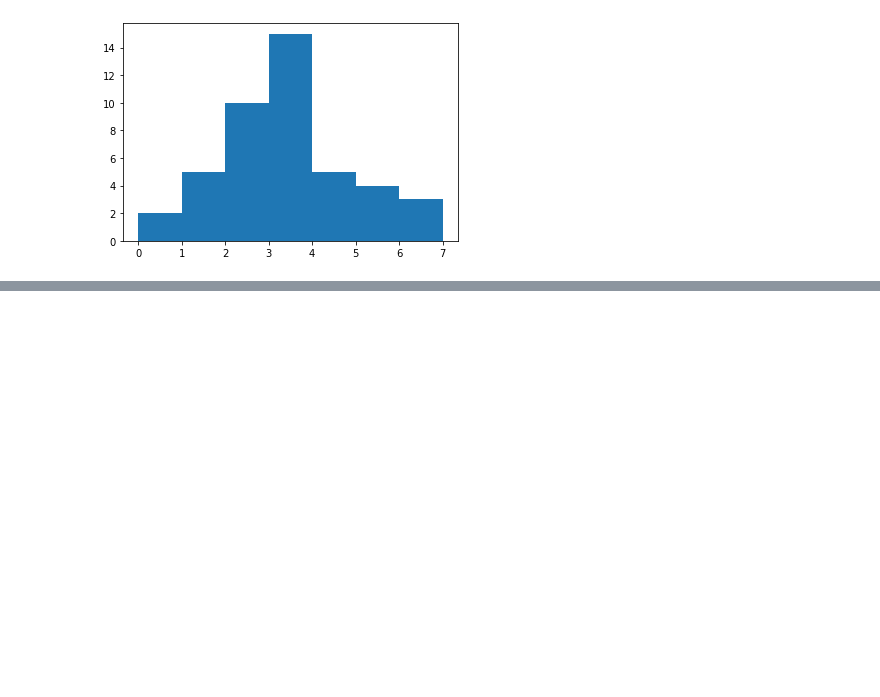
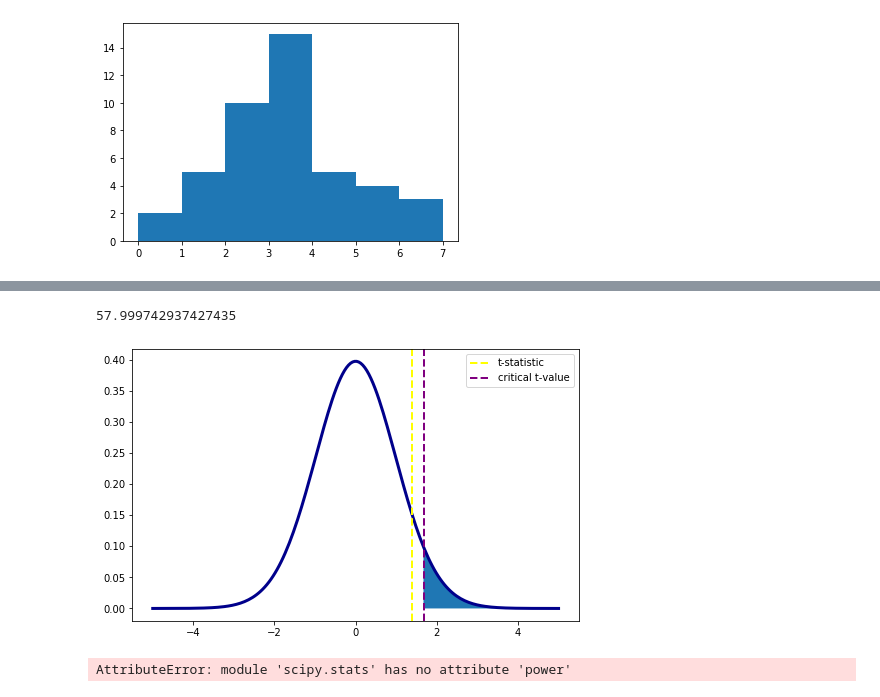
Before and after one commit to nismotie/Statistical-Testing-on-Premier-League-Data, a Jupyter notebook: titus_eda.ipynb, the cells around one changed output, grey strips where cells are left out. Saved outputs shown, nothing was run; the diff lists cells and outputs as text; code cells hidden in the pictures; blank space fills up the shorter version.

```diff
--- a/titus_eda.ipynb
+++ b/titus_eda.ipynb
@@ -133 +120,4 @@ sns.distplot(red_games.goals,
+# %%
+red_games_sample = red_games.sample(30, random_state=1)
+no_red_games_sample = no_red_games.sample(30, random_state=1)
 # %%
@@ -152,0 +148,46 @@ cohen_d(random_no_reds.goals, red_games.goals)
+# %%
+# Calculate degrees of freedom for welch test
+def welch_dof(a, b):
+    s1 = a.var(ddof=1)
+    s2 = b.var(ddof=1)
+    n1 = len(a)
+    n2 = len(b)
+    numerator = (s1/n1 + s2/n2)**2
+    denominator = (s1/ n1)**2/(n1 - 1) + (s2/ n2)**2/(n2 - 1)
+    return numerator/denominator
+df = welch_dof(red_games_sample.goals, no_red_games_sample.goals)
+df
+# %% [output]
+57.999742937427435
+# %%
+t = tt_results.statistic
+t_critical = 1.672
+# %%
+# generate points on the x axis between -5 and 5:
+x_size = np.linspace(-5, 5, 200)
+
+y_size = stats.t.pdf(xs, df, 0, 1)
+
+fig = plt.figure(figsize=(8,5))
+
+ax = fig.gca()
+
+ax.plot(xs, ys, linewidth=3, color='darkblue')
+
+# plot a vertical line for our measured difference in rates t-statistic
+ax.axvline(t, color='yellow', linestyle='--', lw=2,label='t-statistic')
+ax.axvline(t_critical, color='purple', linestyle='--', lw=2, label='critical t-value')
+ax.fill_betweenx(ys, xs, t_critical, where = xs>t_critical)
+ax.legend()
+ax.title('t-distribution for ')
+plt.show()
+# %% [output]
+[figure, added]
+# %%
+stats.power.TTestIndPower(dep_var='nobs',
+                                      nobs= 30,
+                                      effect_size=1.3,
+                                      alpha=0.05,
+                                      ax=ax, title=r'$\alpha = 0.05$')
+# %% [output]
+AttributeError: module 'scipy.stats' has no attribute 'power'
```
Also changed, not shown: parts of 13 cells of this notebook, 1 other file.
